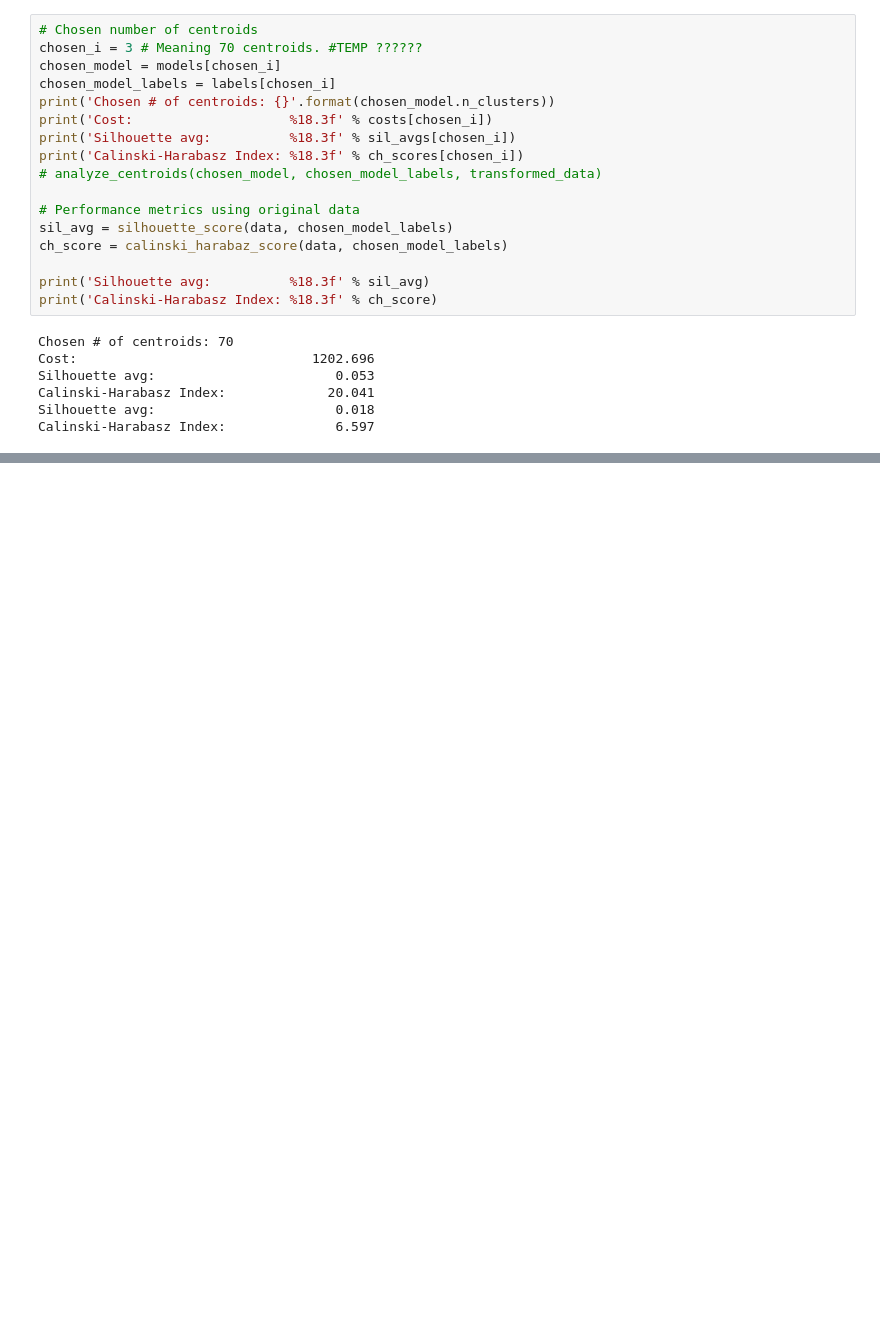
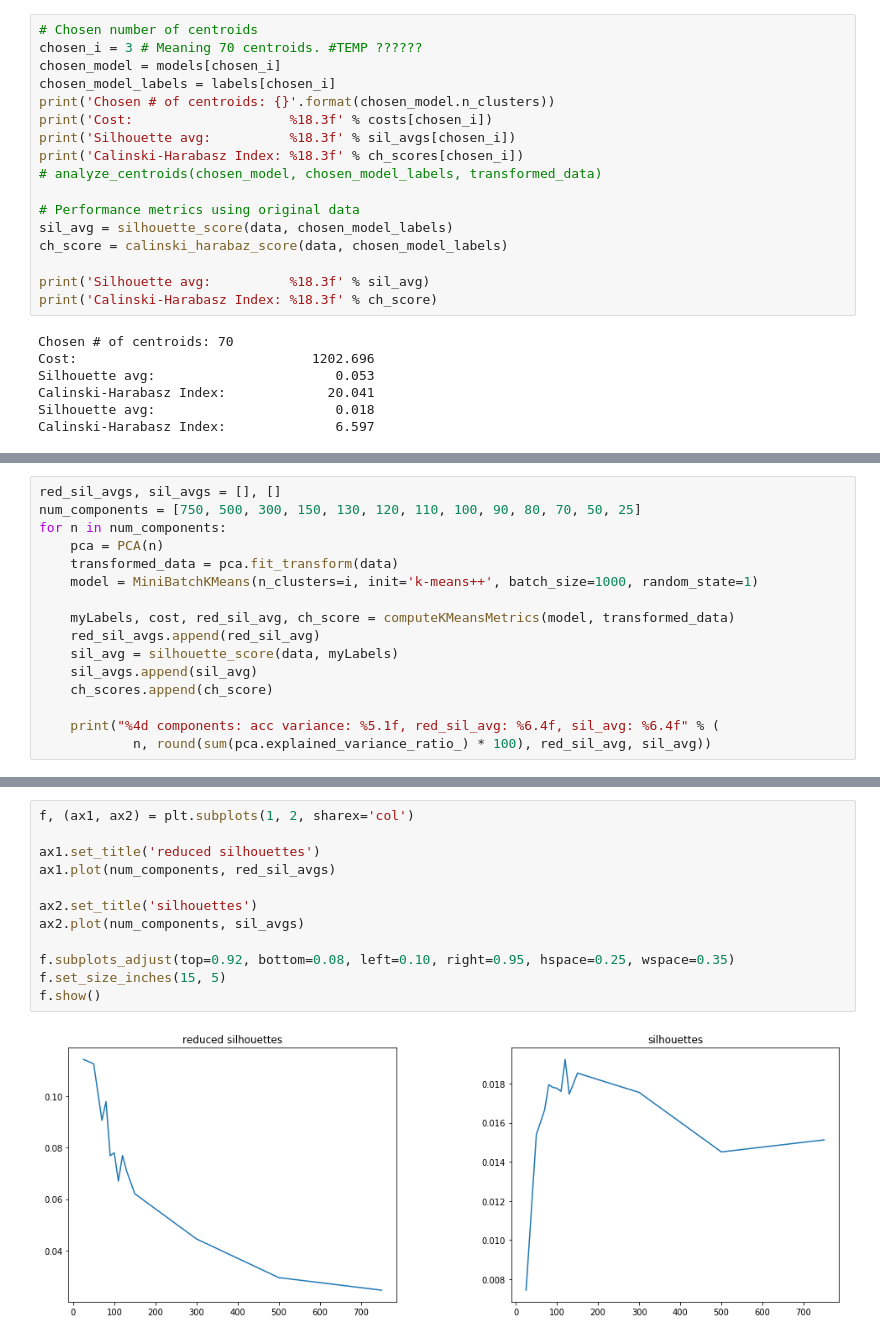
Before and after one commit to rossanez/MO444-2s2017, a Jupyter notebook: Trab03/MO444_2017_Trab03_Grupo05.ipynb, the cells around one changed output, grey strips where cells are left out. Cells and saved outputs as stored; diff of their text form; blank space fills up the shorter version.

```diff
--- a/Trab03/MO444_2017_Trab03_Grupo05.ipynb
+++ b/Trab03/MO444_2017_Trab03_Grupo05.ipynb
@@ -308,0 +305,16 @@ Calinski-Harabasz Index:              5.401
+# %%
+red_sil_avgs, sil_avgs = [], []
+num_components = [750, 500, 300, 150, 130, 120, 110, 100, 90, 80, 70, 50, 25]
+for n in num_components:
+    pca = PCA(n)
+    transformed_data = pca.fit_transform(data)
+    model = MiniBatchKMeans(n_clusters=i, init='k-means++', batch_size=1000, random_state=1)
+
+    myLabels, cost, red_sil_avg, ch_score = computeKMeansMetrics(model, transformed_data)
+    red_sil_avgs.append(red_sil_avg)
+    sil_avg = silhouette_score(data, myLabels)
+    sil_avgs.append(sil_avg)
+    ch_scores.append(ch_score)
+
+    print("%4d components: acc variance: %5.1f, red_sil_avg: %6.4f, sil_avg: %6.4f" % (
+            n, round(sum(pca.explained_variance_ratio_) * 100), red_sil_avg, sil_avg))
@@ -308,0 +335,14 @@ Calinski-Harabasz Index:              5.401
+# %%
+f, (ax1, ax2) = plt.subplots(1, 2, sharex='col')
+
+ax1.set_title('reduced silhouettes')
+ax1.plot(num_components, red_sil_avgs)
+
+ax2.set_title('silhouettes')
+ax2.plot(num_components, sil_avgs)
+
+f.subplots_adjust(top=0.92, bottom=0.08, left=0.10, right=0.95, hspace=0.25, wspace=0.35)
+f.set_size_inches(15, 5)
+f.show()
+# %% [output]
+[figure, added]
```
Also changed, not shown: parts of 2 cells of this notebook.
